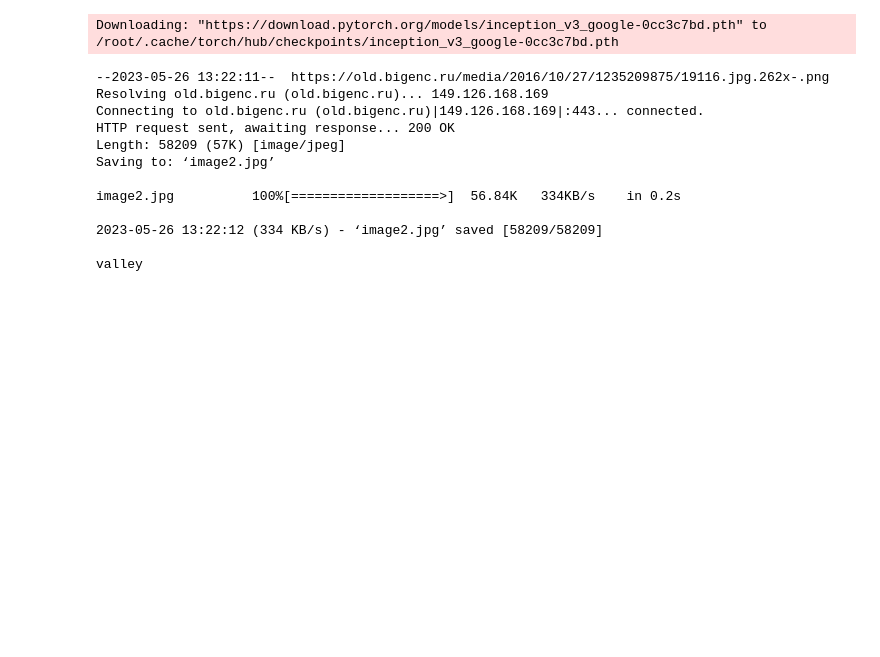
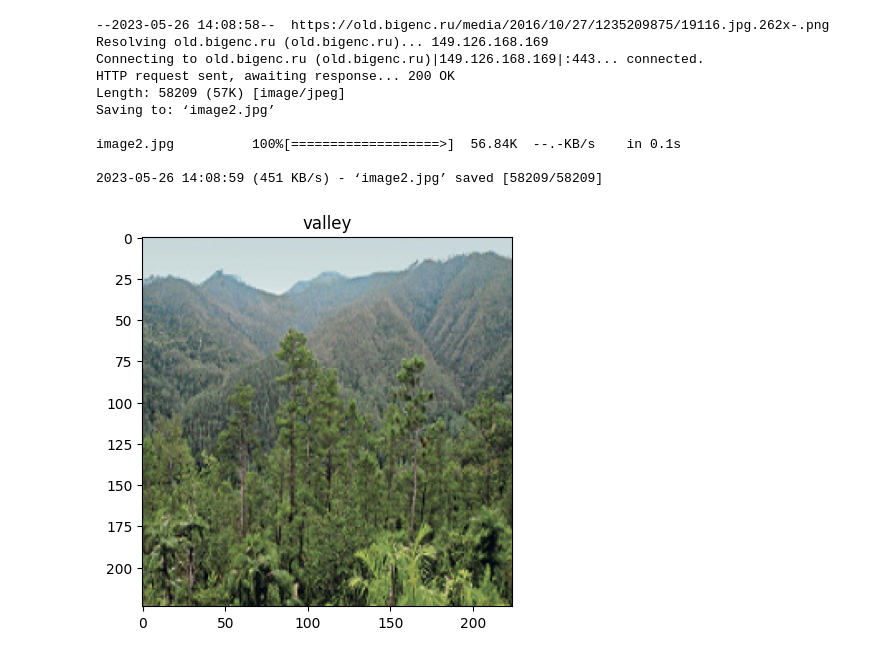
Before and after one commit to kefkefkefkef/nn_project, a Jupyter notebook: ImageNet.ipynb, the cells around one changed output. Cells and saved outputs as stored; diff of their text form; code cells hidden in the pictures; blank space fills up the shorter version.

```diff
--- a/ImageNet.ipynb
+++ b/ImageNet.ipynb
@@ -14,5 +14,6 @@ import json
 import numpy as np
 import matplotlib.pyplot as plt
 import os
+device = 'cuda' if torch.cuda.is_available() else 'cpu'
 # %% [output]
 Looking in indexes: https://pypi.org/simple, https://us-python.pkg.dev/colab-wheels/public/simple/
@@ -55,52 +56,48 @@ with open(labels_path) as f:
 # Предобработка изображения
 preprocess = transforms.Compose([
     transforms.Resize(299),
     transforms.CenterCrop(299),
     transforms.ToTensor(),
     transforms.Normalize(mean=[0.485, 0.456, 0.406], std=[0.229, 0.224, 0.225]),
 ])
 
 # Загрузка и классификация изображения
 def classify_image(image_path):
     image = Image.open(image_path)
     image = preprocess(image)
     image = image.unsqueeze(0)  # добавляем размерность пакета
 
     # Передача изображения через модель
     with torch.no_grad():
         output = model(image)
 
     # Получение предсказаний классов
     _, predicted_idx = torch.max(output, 1)
     predicted_label = labels[predicted_idx.item()]
     return predicted_label
 
 
 !wget -O image2.jpg https://old.bigenc.ru/media/2016/10/27/1235209875/19116.jpg.262x-.png
 
-
-
-# # Пример использования
-# image_path = 'путь_к_изображению.jpg'
-# predicted_class = classify_image(image_path)
-# print(predicted_class)
-
 image_path = 'image2.jpg'
 predicted_class = classify_image(image_path)
-print(predicted_class)
 
-# print(predicted_class)
+resize = T.Resize((224, 224))
+img = resize(io.read_image('image2.jpg')/255)
+img = resize(io.read_image('image2.jpg')/255)
+model.to(device)
+model.eval()
+plt.imshow(torch.permute(img, (1, 2, 0)))
+plt.title(predicted_class);
 # %% [output]
-Downloading: "https://download.pytorch.org/models/inception_v3_google-0cc3c7bd.pth" to /root/.cache/torch/hub/checkpoints/inception_v3_google-0cc3c7bd.pth
+--2023-05-26 14:08:58--  https://old.bigenc.ru/media/2016/10/27/1235209875/19116.jpg.262x-.png
+Resolving old.bigenc.ru (old.bigenc.ru)... 149.126.168.169
+Connecting to old.bigenc.ru (old.bigenc.ru)|149.126.168.169|:443... connected.
+HTTP request sent, awaiting response... 200 OK
+Length: 58209 (57K) [image/jpeg]
+Saving to: ‘image2.jpg’
+
+image2.jpg          100%[===================>]  56.84K  --.-KB/s    in 0.1s
+
+2023-05-26 14:08:59 (451 KB/s) - ‘image2.jpg’ saved [58209/58209]
---2023-05-26 13:22:11--  https://old.bigenc.ru/media/2016/10/27/1235209875/19116.jpg.262x-.png
-Resolving old.bigenc.ru (old.bigenc.ru)... 149.126.168.169
-Connecting to old.bigenc.ru (old.bigenc.ru)|149.126.168.169|:443... connected.
-HTTP request sent, awaiting response... 200 OK
-Length: 58209 (57K) [image/jpeg]
-Saving to: ‘image2.jpg’
-
-image2.jpg          100%[===================>]  56.84K   334KB/s    in 0.2s
-
-2023-05-26 13:22:12 (334 KB/s) - ‘image2.jpg’ saved [58209/58209]
-
-valley
+[figure, added]
```
Also changed, not shown: parts of 4 cells of this notebook.
